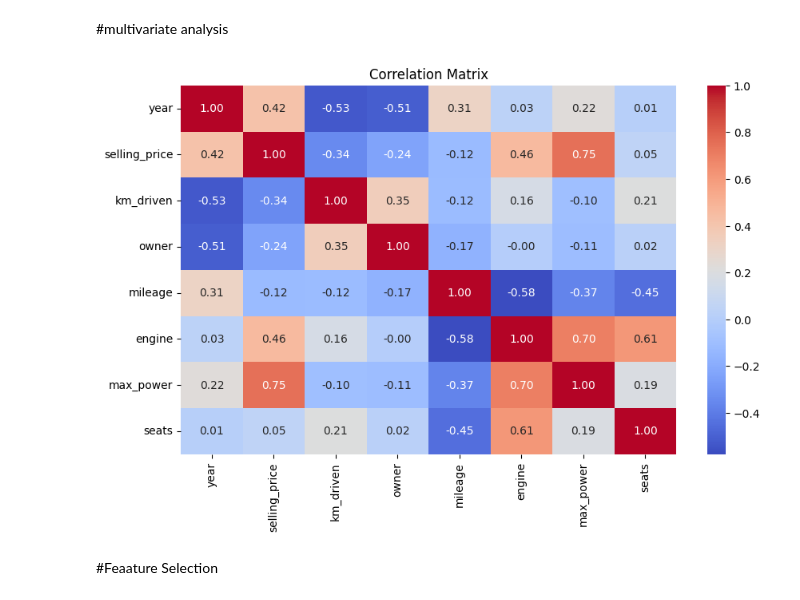
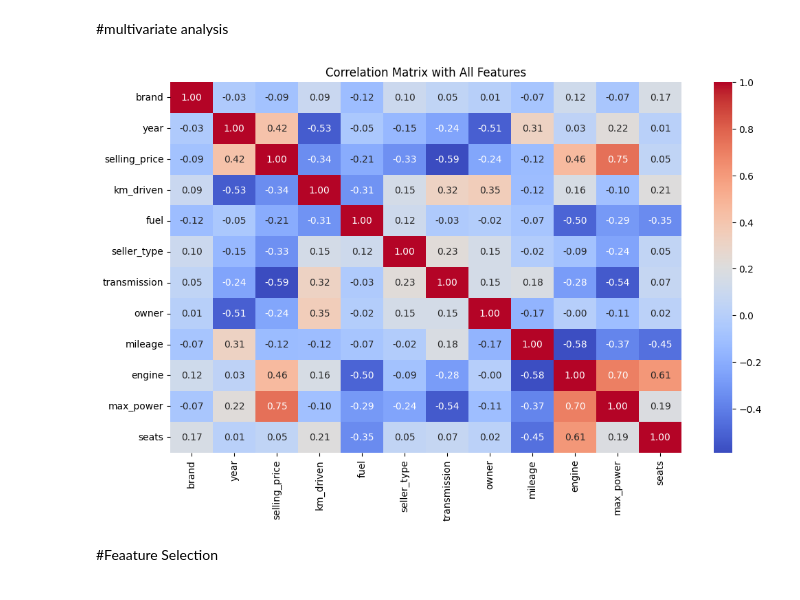
Before and after one commit to aKayy369/Car_Price_Prediction_st125999, a Jupyter notebook: app/Car_price_prediction.ipynb, the cells around one changed output. Drawn from its saved outputs; the diff is of its cells as text; code cells hidden in the pictures.

```diff
--- a/app/Car_price_prediction.ipynb
+++ b/app/Car_price_prediction.ipynb
@@ -361,17 +361,22 @@ plt.show()
 [figure]
 # %% [markdown]
 #multivariate analysis
+# %%
+from sklearn.preprocessing import LabelEncoder
+
+df_encoded = df.copy()
+cat_cols = df_encoded.select_dtypes(include=['object']).columns
+
+le = LabelEncoder()
+for col in cat_cols:
+    df_encoded[col] = le.fit_transform(df_encoded[col].astype(str))
 # %%
-#coorelation matrix
-import matplotlib.pyplot as plt
-import seaborn as sns
-numeric_df = df.select_dtypes(include=['number'])
-plt.figure(figsize=(10,6))
-sns.heatmap(numeric_df.corr(), annot=True, fmt=".2f", cmap="coolwarm")
-plt.title("Correlation Matrix")
+plt.figure(figsize=(12,7))
+sns.heatmap(df_encoded.corr(), annot=True, fmt=".2f", cmap="coolwarm")
+plt.title("Correlation Matrix with All Features")
 plt.show()
 # %% [output]
-[figure, old version]
+[figure, new version]
 # %% [markdown]
 #Feaature Selection
 # %%
```
Also changed, not shown: parts of 1 cell of this notebook.
